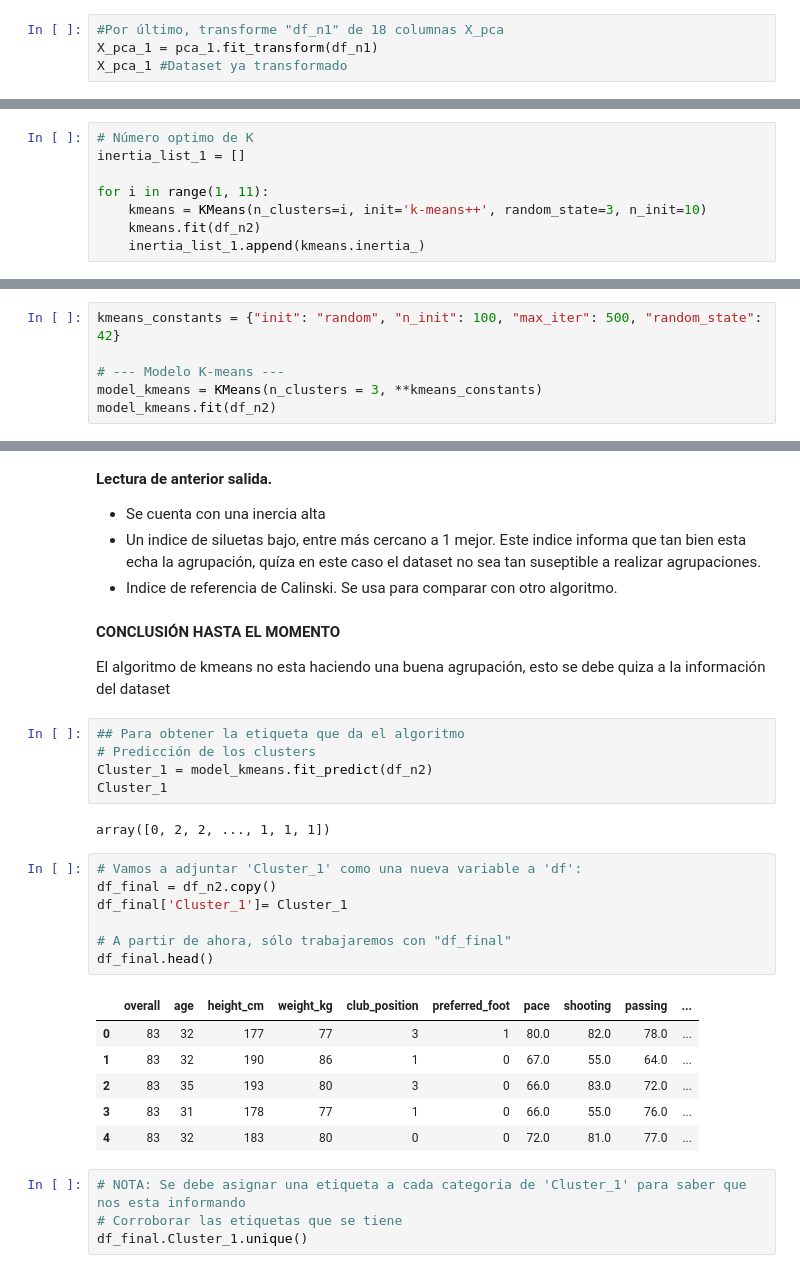
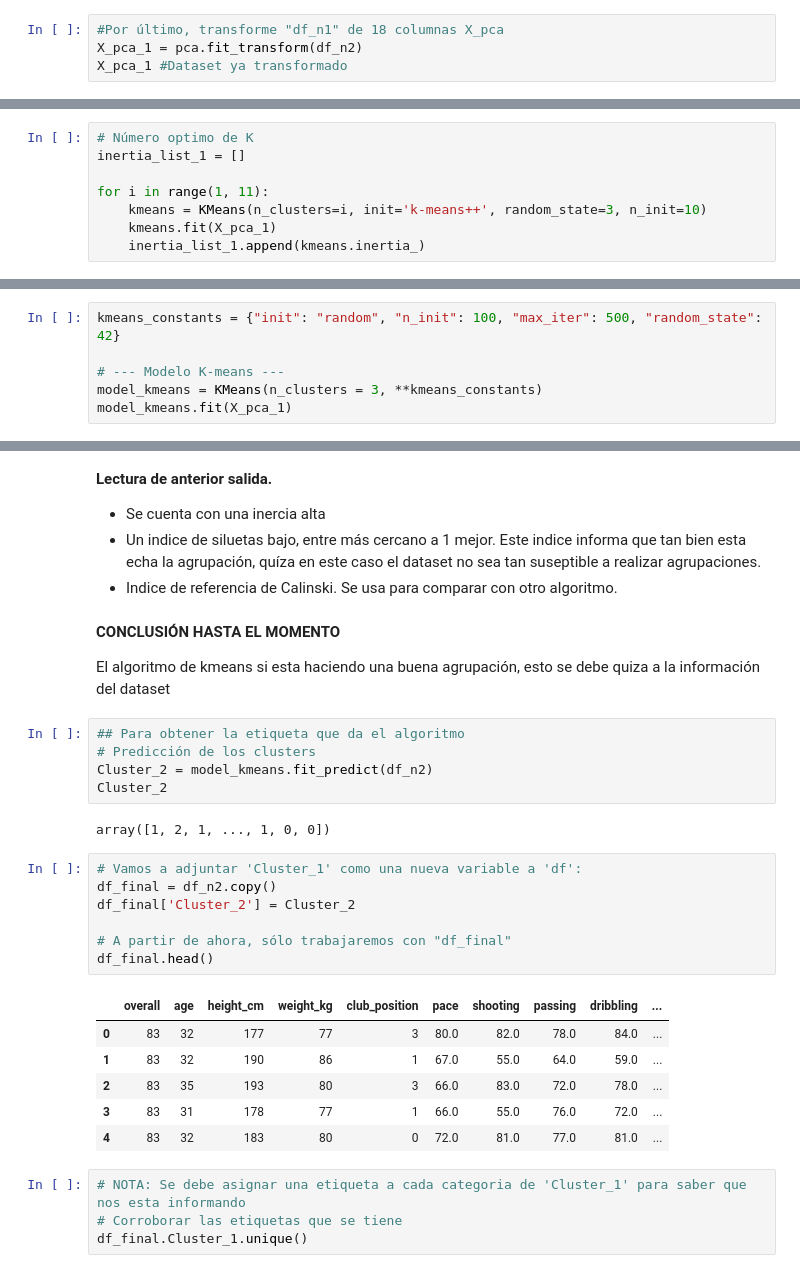
Before and after one commit to JavierBurgos-web/PROYECTO_ANALITICA_2da_entrega, a Jupyter notebook: CLUSTERING_full.ipynb, the cells around one changed output, grey strips where cells are left out. Saved outputs shown, nothing was run; the diff lists cells and outputs as text.

```diff
--- a/CLUSTERING_full.ipynb
+++ b/CLUSTERING_full.ipynb
@@ -323,5 +317,5 @@ PCA_variance_1
 # %%
 #Por último, transforme "df_n1" de 18 columnas X_pca
-X_pca_1 = pca_1.fit_transform(df_n1)
+X_pca_1 = pca.fit_transform(df_n2)
 X_pca_1 #Dataset ya transformado
 # %% [output]
@@ -348,7 +336,7 @@ inertia_list_1 = []
 
 for i in range(1, 11):
     kmeans = KMeans(n_clusters=i, init='k-means++', random_state=3, n_init=10)
-    kmeans.fit(df_n2)
+    kmeans.fit(X_pca_1)
     inertia_list_1.append(kmeans.inertia_)
 # %%
 # plot the inertia curve
@@ -374,7 +362,7 @@ kmeans_constants = {"init": "random", "n_init": 100, "max_iter": 500, "random_st
 
 # --- Modelo K-means ---
 model_kmeans = KMeans(n_clusters = 3, **kmeans_constants)
-model_kmeans.fit(df_n2)
+model_kmeans.fit(X_pca_1)
 # %% [output]
 KMeans(init='random', max_iter=500, n_clusters=3, n_init=100, random_state=42)
 # %% [markdown]
@@ -404,28 +392,28 @@ Calinski harabasz score:  3319.9504314225
 # %% [markdown]
 **CONCLUSIÓN HASTA EL MOMENTO**
 
-El algoritmo de kmeans no esta haciendo una buena agrupación, esto se debe quiza a la información del dataset
+El algoritmo de kmeans si esta haciendo una buena agrupación, esto se debe quiza a la información del dataset
 # %%
 ## Para obtener la etiqueta que da el algoritmo
 # Predicción de los clusters
-Cluster_1 = model_kmeans.fit_predict(df_n2)
-Cluster_1
+Cluster_2 = model_kmeans.fit_predict(df_n2)
+Cluster_2
 # %% [output]
-array([0, 2, 2, ..., 1, 1, 1])
+array([1, 2, 1, ..., 1, 0, 0])
 # %%
 # Vamos a adjuntar 'Cluster_1' como una nueva variable a 'df':
 df_final = df_n2.copy()
-df_final['Cluster_1']= Cluster_1
+df_final['Cluster_2'] = Cluster_2
 
 # A partir de ahora, sólo trabajaremos con "df_final"
 df_final.head()
 # %% [output]
-|  | overall | age | height_cm | weight_kg | club_position | preferred_foot | pace | shooting | passing | ... |
-| 0 | 83 | 32 | 177 | 77 | 3 | 1 | 80.0 | 82.0 | 78.0 | ... |
-| 1 | 83 | 32 | 190 | 86 | 1 | 0 | 67.0 | 55.0 | 64.0 | ... |
-| 2 | 83 | 35 | 193 | 80 | 3 | 0 | 66.0 | 83.0 | 72.0 | ... |
-| 3 | 83 | 31 | 178 | 77 | 1 | 0 | 66.0 | 55.0 | 76.0 | ... |
-| 4 | 83 | 32 | 183 | 80 | 0 | 0 | 72.0 | 81.0 | 77.0 | ... |
+|  | overall | age | height_cm | weight_kg | club_position | pace | shooting | passing | dribbling | ... |
+| 0 | 83 | 32 | 177 | 77 | 3 | 80.0 | 82.0 | 78.0 | 84.0 | ... |
+| 1 | 83 | 32 | 190 | 86 | 1 | 67.0 | 55.0 | 64.0 | 59.0 | ... |
+| 2 | 83 | 35 | 193 | 80 | 3 | 66.0 | 83.0 | 72.0 | 78.0 | ... |
+| 3 | 83 | 31 | 178 | 77 | 1 | 66.0 | 55.0 | 76.0 | 72.0 | ... |
+| 4 | 83 | 32 | 183 | 80 | 0 | 72.0 | 81.0 | 77.0 | 81.0 | ... |
 # %%
 # NOTA: Se debe asignar una etiqueta a cada categoria de 'Cluster_1' para saber que nos esta informando
 # Corroborar las etiquetas que se tiene
```
Also changed, not shown: parts of 19 cells of this notebook, 1 other file.
